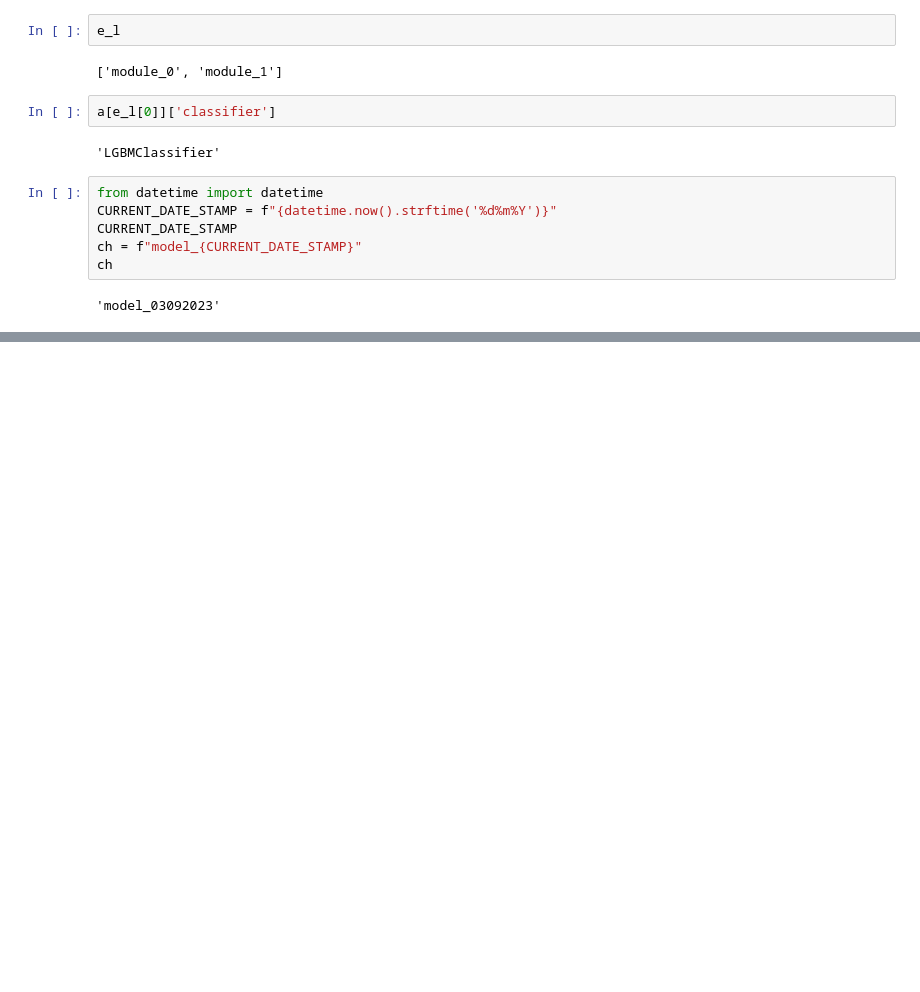
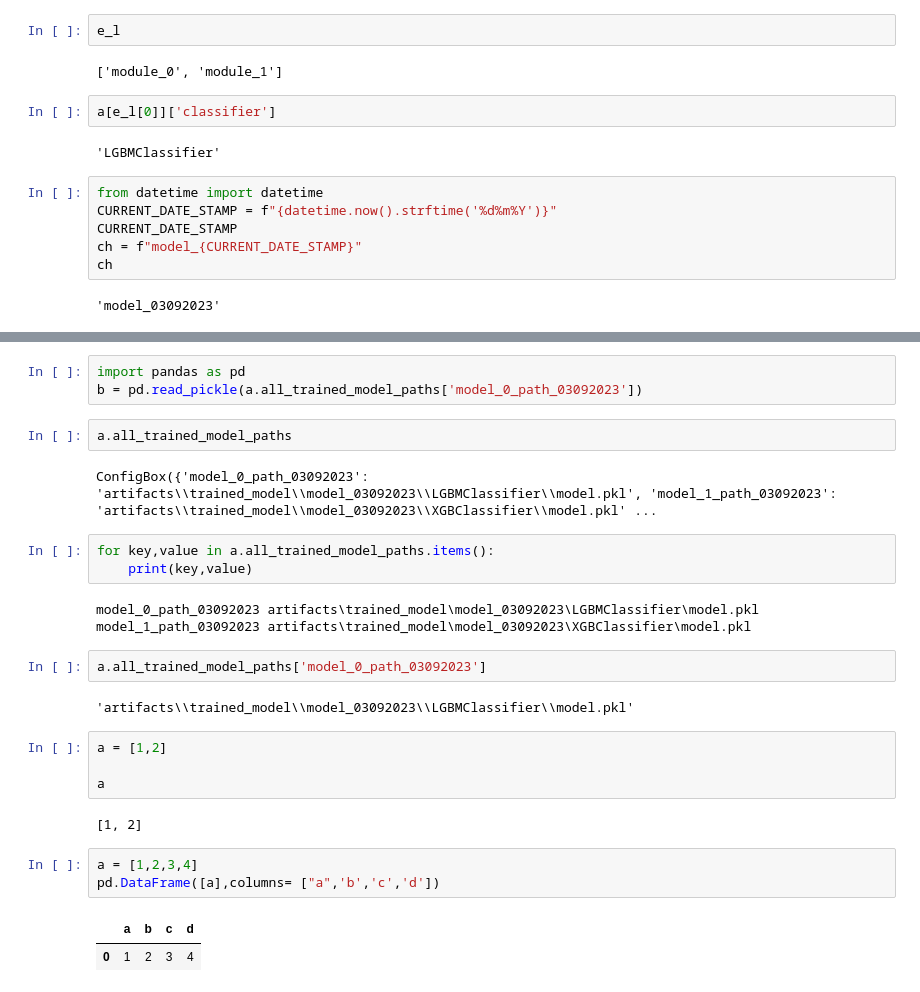
Before and after one commit to sumit-1492/pulsar_project, a Jupyter notebook: research/trials.ipynb, the cells around one changed output, grey strips where cells are left out. Saved outputs shown, nothing was run; the diff lists cells and outputs as text; blank space fills up the shorter version.

Commit message:
Model trainer completed

```diff
--- a/research/trials.ipynb
+++ b/research/trials.ipynb
@@ -564,0 +580,29 @@ EnsureError: Argument yaml_file_path of type <class 'pathlib.WindowsPath'> to <f
+# %%
+import pandas as pd
+b = pd.read_pickle(a.all_trained_model_paths['model_0_path_03092023'])
+# %%
+a.all_trained_model_paths
+# %% [output]
+ConfigBox({'model_0_path_03092023': 'artifacts\\trained_model\\model_03092023\\LGBMClassifier\\model.pkl', 'model_1_path_03092023': 'artifacts\\trained_model\\model_03092023\\XGBClassifier\\model.pkl' ...
+# %%
+for key,value in a.all_trained_model_paths.items():
+    print(key,value)
+# %% [output]
+model_0_path_03092023 artifacts\trained_model\model_03092023\LGBMClassifier\model.pkl
+model_1_path_03092023 artifacts\trained_model\model_03092023\XGBClassifier\model.pkl
+# %%
+a.all_trained_model_paths['model_0_path_03092023']
+# %% [output]
+'artifacts\\trained_model\\model_03092023\\LGBMClassifier\\model.pkl'
+# %%
+a = [1,2]
+
+a
+# %% [output]
+[1, 2]
+# %%
+a = [1,2,3,4]
+pd.DataFrame([a],columns= ["a",'b','c','d'])
+# %% [output]
+|  | a | b | c | d |
+| 0 | 1 | 2 | 3 | 4 |
```
Also changed, not shown: parts of 4 cells of this notebook, 4 other files.
